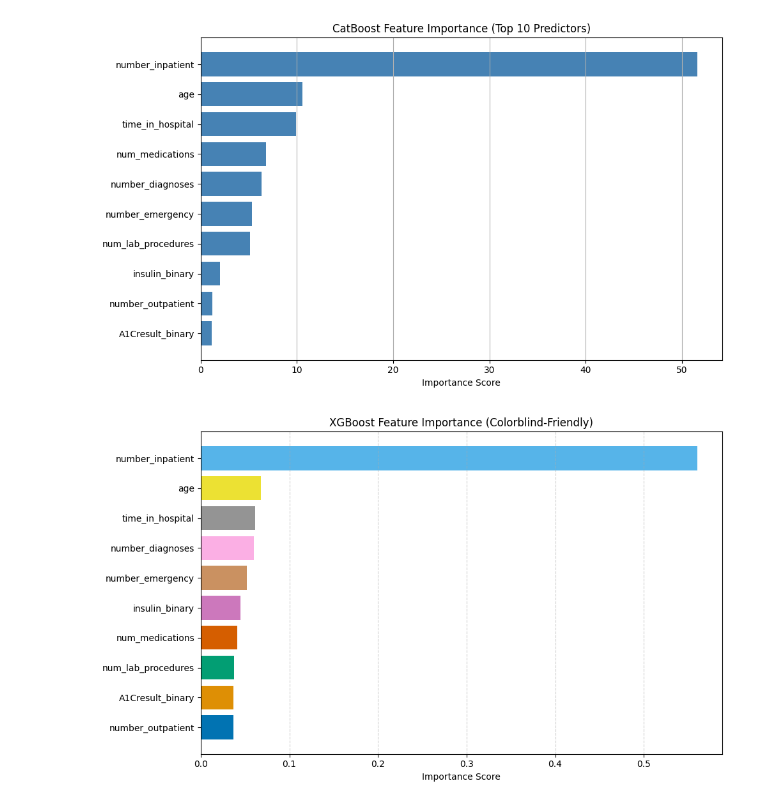
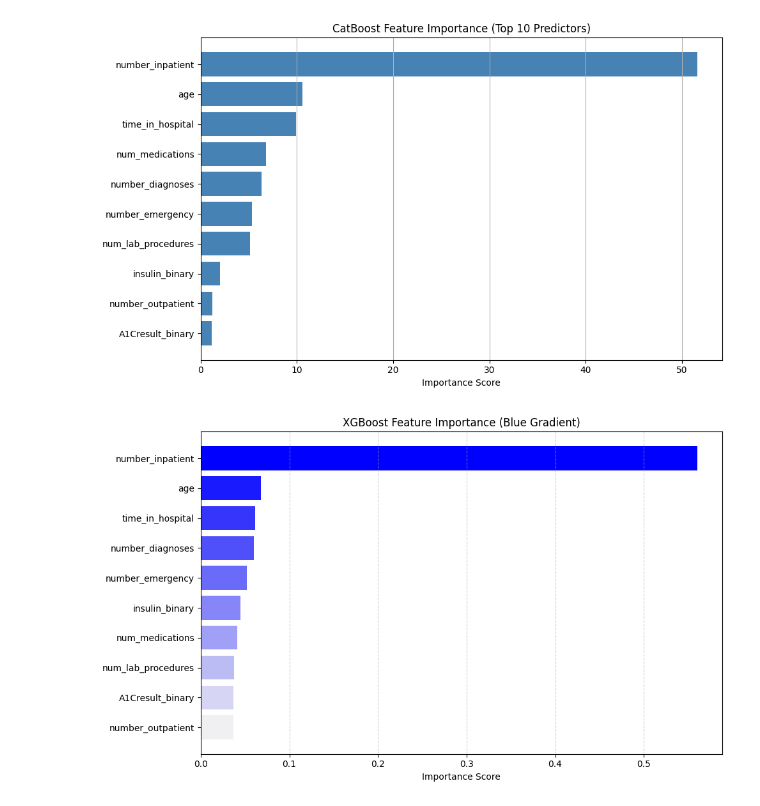
Before and after one commit to amen-hussain/SP25-Project, a Jupyter notebook: ML/ML2.ipynb, the cells around one changed output. Drawn from its saved outputs; the diff is of its cells as text; code cells hidden in the pictures.

```diff
--- a/ML/ML2.ipynb
+++ b/ML/ML2.ipynb
@@ -500,28 +500,28 @@ plt.show()
 # %%
 import matplotlib.pyplot as plt
 import pandas as pd
 import seaborn as sns
 
 # Step 1: Get feature names and importance values from XGBoost model
 xgb_feature_names = xgb_best.get_booster().feature_names
 xgb_importances = xgb_best.feature_importances_
 
 # Step 2: Create DataFrame
 importance_df = pd.DataFrame({
     'Feature': xgb_feature_names,
     'Importance': xgb_importances
 }).sort_values(by='Importance', ascending=True)
 
-# Step 3: Use Seaborn's colorblind-friendly palette
-colors = sns.color_palette("colorblind", len(importance_df))
+# Step 3: Use a blue gradient from light to dark
+colors = sns.light_palette("blue", n_colors=len(importance_df), reverse=False)
 
 # Step 4: Plot
 plt.figure(figsize=(10, 6))
 plt.barh(importance_df['Feature'], importance_df['Importance'], color=colors)
 plt.xlabel('Importance Score')
-plt.title('XGBoost Feature Importance (Colorblind-Friendly)')
+plt.title('XGBoost Feature Importance (Blue Gradient)')
 plt.grid(axis='x', linestyle='--', alpha=0.6)
 plt.tight_layout()
 plt.show()
 # %% [output]
-[figure, old version]
+[figure, new version]
```
